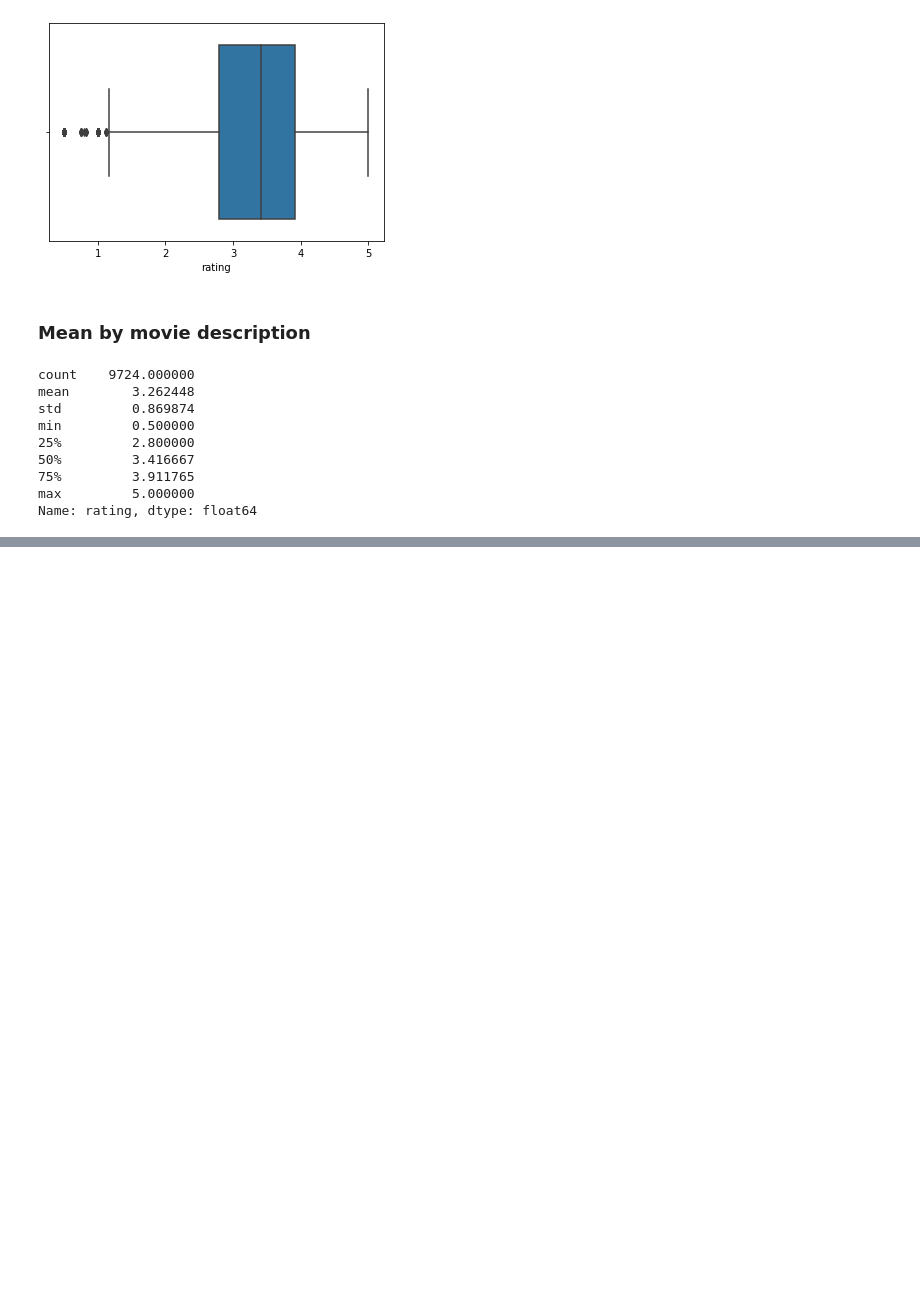
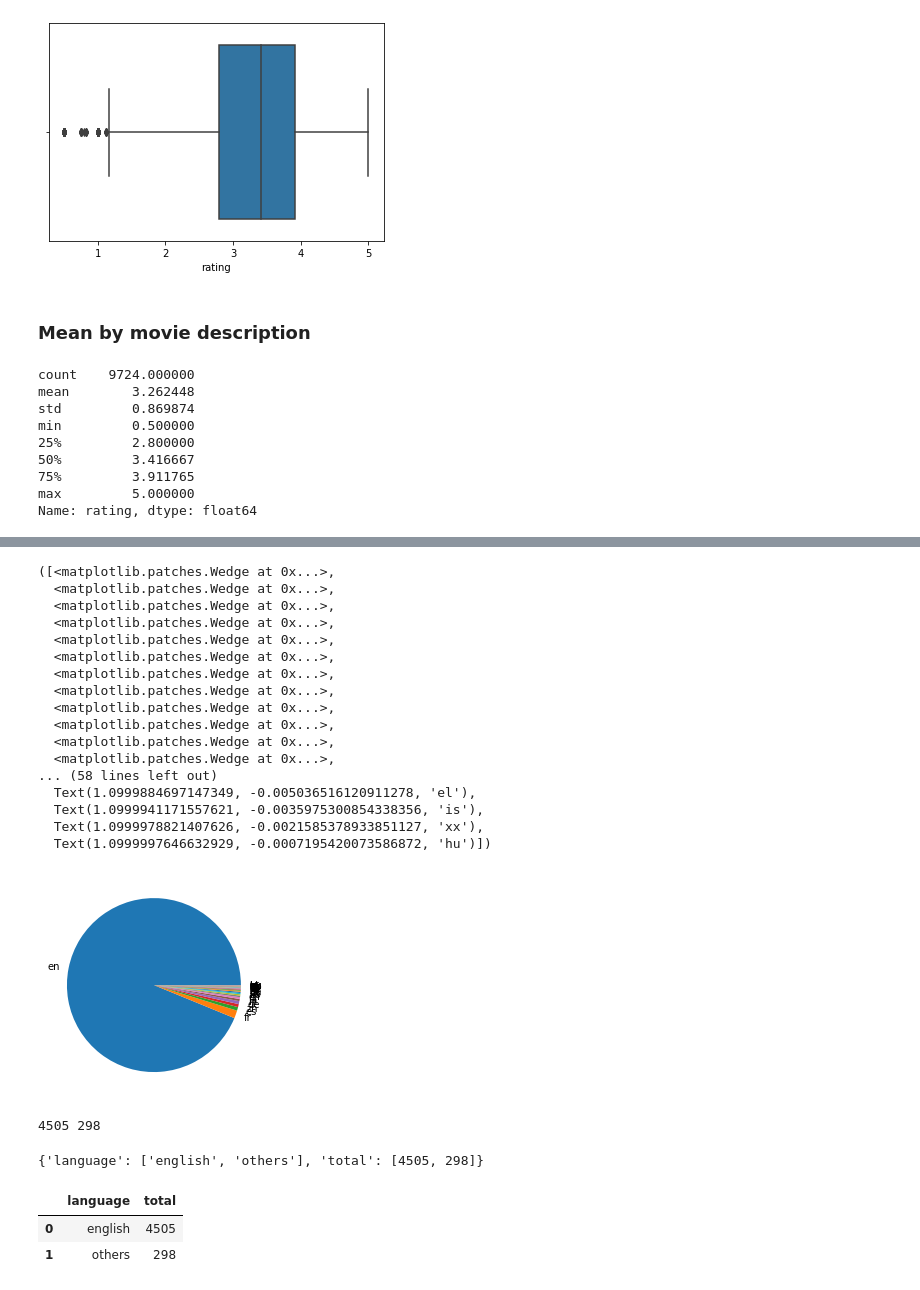
Before and after one commit to fernando-ff/Data-Science-alura, a Jupyter notebook: movie-lanse/movie-lens.ipynb, the cells around one changed output, grey strips where cells are left out. Saved outputs shown, nothing was run; the diff lists cells and outputs as text; code cells hidden in the pictures; blank space fills up the shorter version.

```diff
--- a/movie-lanse/movie-lens.ipynb
+++ b/movie-lanse/movie-lens.ipynb
@@ -153,0 +208,44 @@ Name: rating, dtype: float64
+# %%
+plt.pie(df_original_value["total"], labels=df_original_value["original_language"])
+# %% [output]
+([<matplotlib.patches.Wedge at 0x...>,
+  <matplotlib.patches.Wedge at 0x...>,
+  <matplotlib.patches.Wedge at 0x...>,
+  <matplotlib.patches.Wedge at 0x...>,
+  <matplotlib.patches.Wedge at 0x...>,
+  <matplotlib.patches.Wedge at 0x...>,
+  <matplotlib.patches.Wedge at 0x...>,
+  <matplotlib.patches.Wedge at 0x...>,
+  <matplotlib.patches.Wedge at 0x...>,
+  <matplotlib.patches.Wedge at 0x...>,
+  <matplotlib.patches.Wedge at 0x...>,
+  <matplotlib.patches.Wedge at 0x...>,
+... (58 lines left out)
+  Text(1.0999884697147349, -0.005036516120911278, 'el'),
+  Text(1.0999941171557621, -0.0035975300854338356, 'is'),
+  Text(1.0999978821407626, -0.0021585378933851127, 'xx'),
+  Text(1.0999997646632929, -0.0007195420073586872, 'hu')])
+[figure, added]
+# %%
+total_by_language = tmdbDF["original_language"].value_counts()
+general_total = total_by_language.sum()
+en_language_total = total_by_language.loc["en"]
+rest_total = general_total - en_language_total
+print(en_language_total, rest_total)
+# %% [output]
+4505 298
+# %%
+data = {
+    'language': ['english', 'others'],
+    'total': [en_language_total, rest_total]
+}
+data
+# %% [output]
+{'language': ['english', 'others'], 'total': [4505, 298]}
+# %%
+data = pd.DataFrame(data)
+data
+# %% [output]
+|  | language | total |
+| 0 | english | 4505 |
+| 1 | others | 298 |
```
Also changed, not shown: parts of 18 cells of this notebook, 12 other files.
